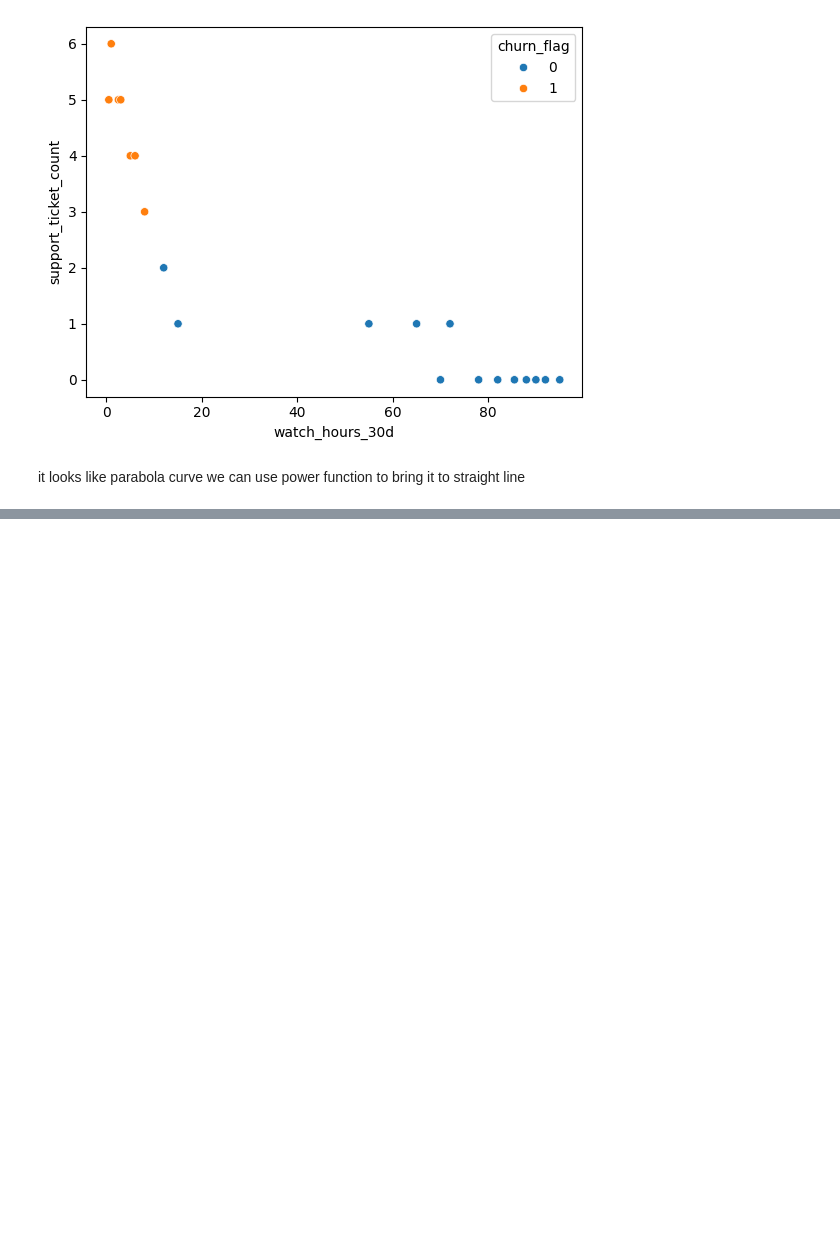
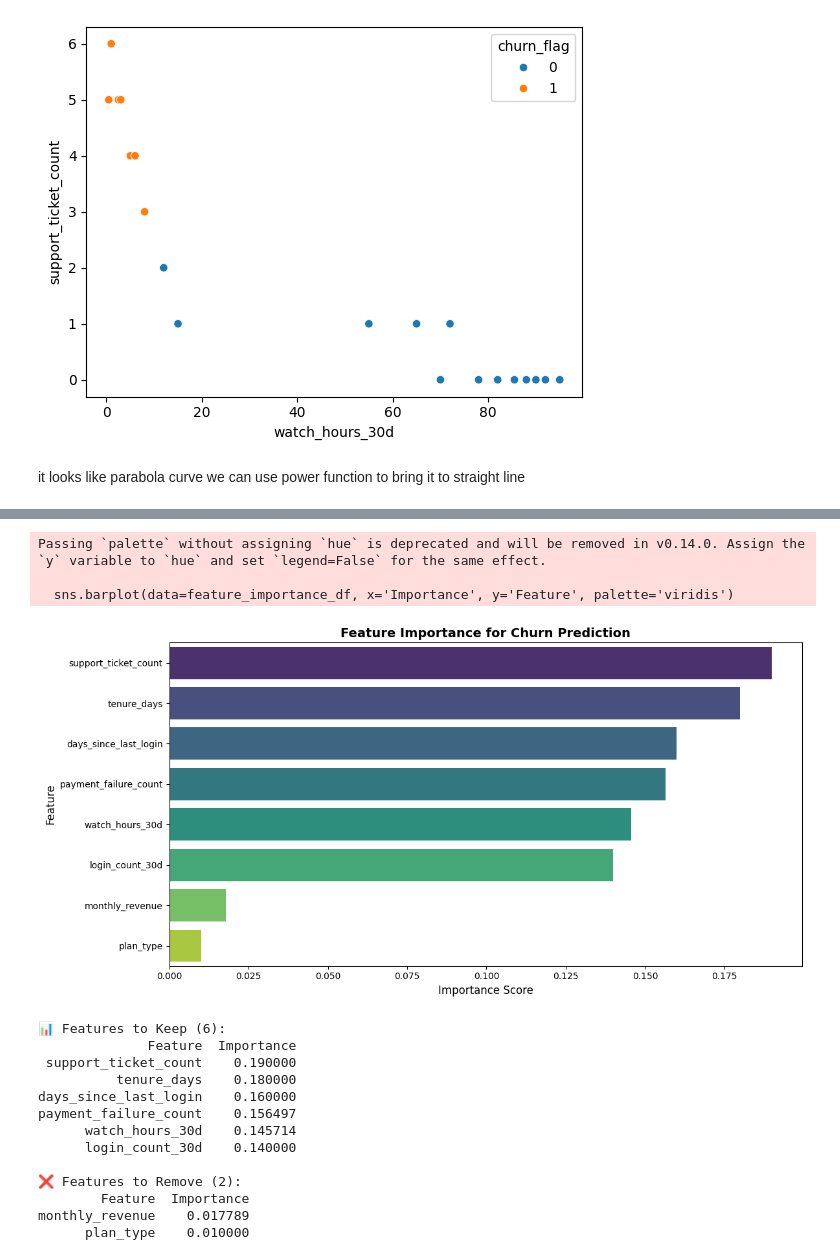
Before and after one commit to NaReddyJashwanthReddy/churn_rate, a Jupyter notebook: analysis/EDA.ipynb, the cells around one changed output, grey strips where cells are left out. Drawn from its saved outputs; the diff is of its cells as text; code cells hidden in the pictures; blank space fills up the shorter version.

Commit message:
done with churn project

```diff
--- a/analysis/EDA.ipynb
+++ b/analysis/EDA.ipynb
@@ -308,5 +308,5 @@ stf=StratifiedKFold(n_splits=5, shuffle=True, random_state=42)
 model_rf=RandomForestClassifier(random_state=42)
 model_lr=LogisticRegression(random_state=42, max_iter=1000)
 # %%
-score = cross_val_score(model_rf, processed_data, analyse_df['churn_flag'], cv=stf, scoring='f1')
+cv = cross_validate(model_rf, processed_data, analyse_df['churn_flag'], cv=stf, scoring='f1', return_estimator=True)
 # %%
@@ -314,0 +323,4 @@ array([1., 1., 1., 1., 1.])
+# %%
+best_fold_index = np.argmax(cv['test_score'])
+
+model=cv['estimator'][best_fold_index]
@@ -314,0 +346,3 @@ array([1., 1., 1., 1., 1.])
+# %%
+columns=num_columns[:-1].append(cat_columns)
+columns.shape
@@ -314,0 +355,14 @@ array([1., 1., 1., 1., 1.])
+# %%
+
+
+# Get feature names from processor
+feature_names = columns
+
+# Create dataframe for visualization
+feature_importance_df = pd.DataFrame({
+    'Feature': feature_names,
+    'Importance': model.feature_importances_[:-2]
+}).sort_values('Importance', ascending=False)
+
+print("Feature Importance Ranking:")
+print(feature_importance_df)
@@ -314,0 +380,38 @@ array([1., 1., 1., 1., 1.])
+# %%
+
+# Plot Feature Importance
+plt.figure(figsize=(12, 6))
+sns.barplot(data=feature_importance_df, x='Importance', y='Feature', palette='viridis')
+plt.title('Feature Importance for Churn Prediction', fontsize=14, fontweight='bold')
+plt.xlabel('Importance Score', fontsize=12)
+plt.ylabel('Feature', fontsize=12)
+plt.tight_layout()
+plt.show()
+
+# Identify features to keep
+importance_threshold = 0.02
+important_features = feature_importance_df[feature_importance_df['Importance'] >= importance_threshold]
+low_importance_features = feature_importance_df[feature_importance_df['Importance'] < importance_threshold]
+
+print(f"\n📊 Features to Keep ({len(important_features)}):")
+print(important_features.to_string(index=False))
+print(f"\n❌ Features to Remove ({len(low_importance_features)}):")
+print(low_importance_features.to_string(index=False))
+# %% [output]
+Passing `palette` without assigning `hue` is deprecated and will be removed in v0.14.0. Assign the `y` variable to `hue` and set `legend=False` for the same effect.
+
+  sns.barplot(data=feature_importance_df, x='Importance', y='Feature', palette='viridis')
+[figure, added]
+📊 Features to Keep (6):
+              Feature  Importance
+ support_ticket_count    0.190000
+          tenure_days    0.180000
+days_since_last_login    0.160000
+payment_failure_count    0.156497
+      watch_hours_30d    0.145714
+      login_count_30d    0.140000
+
+❌ Features to Remove (2):
+        Feature  Importance
+monthly_revenue    0.017789
+      plan_type    0.010000
```
Also changed, not shown: parts of 10 cells of this notebook, 20 other files.
